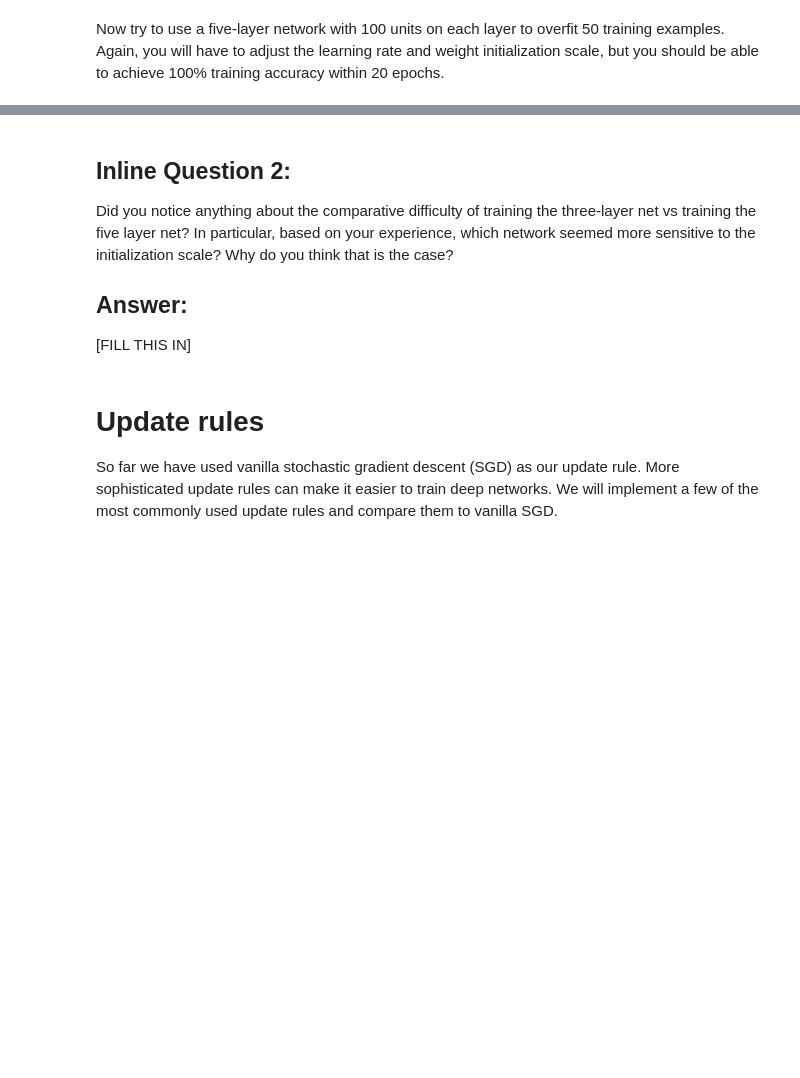
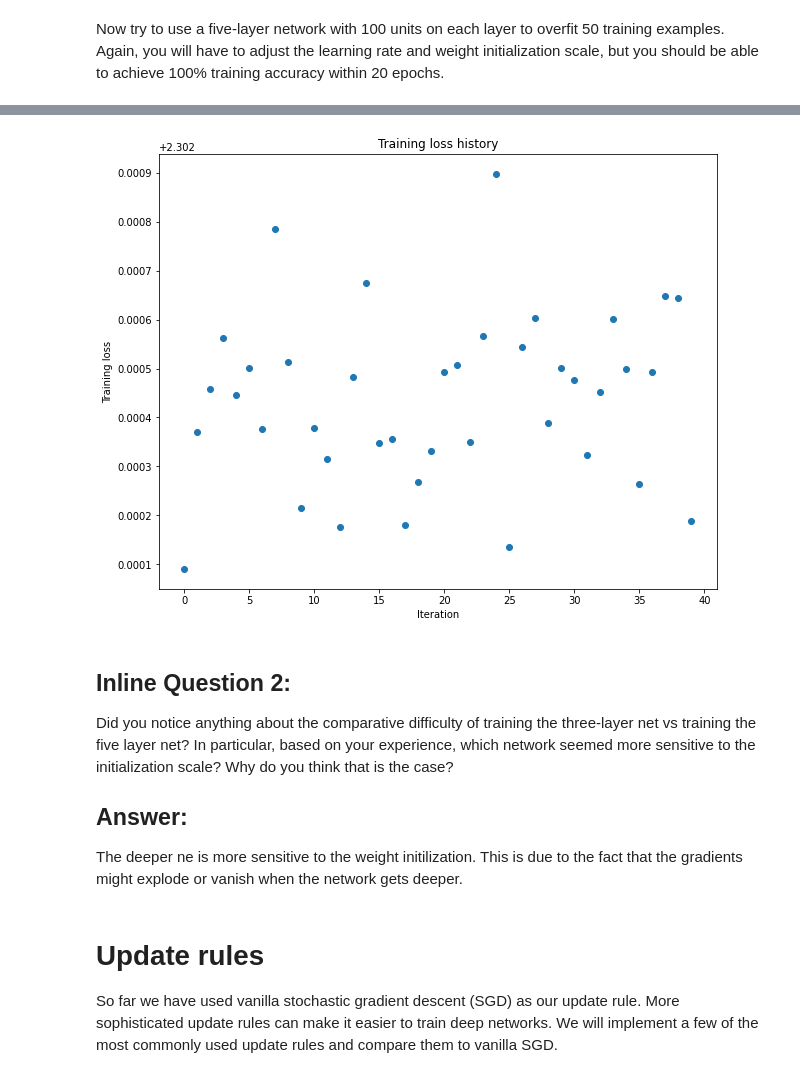
Before and after one commit to Ganitk/DL_ex2, a Jupyter notebook: FullyConnectedNets.ipynb, the cells around one changed output, grey strips where cells are left out. Drawn from its saved outputs; the diff is of its cells as text; code cells hidden in the pictures; blank space fills up the shorter version.

```diff
--- a/FullyConnectedNets.ipynb
+++ b/FullyConnectedNets.ipynb
@@ -497,12 +534,12 @@ small_data = {
   'y_val': data['y_val'],
 }
 
-learning_rate = 2e-3  # Experiment with this!
-weight_scale = 1e-5   # Experiment with this!
+learning_rate = 1e-4 # Experiment with this!
+weight_scale = 1e-2  # Experiment with this!
 model = FullyConnectedNet([100, 100, 100, 100],
                 weight_scale=weight_scale, dtype=np.float64)
 solver = Solver(model, small_data,
-                print_every=10, num_epochs=20, batch_size=25,
+                print_every=20, num_epochs=20, batch_size=25,
                 update_rule='sgd',
                 optim_config={
                   'learning_rate': learning_rate,
@@ -515,3 +552,4 @@ plt.title('Training loss history')
 plt.xlabel('Iteration')
 plt.ylabel('Training loss')
 plt.show()
+# %% [output]
@@ -518,9 +573,10 @@ plt.show()
+[figure, added]
 # %% [markdown]
 ## Inline Question 2:
 Did you notice anything about the comparative difficulty of training the three-layer net vs training the five layer net? In particular, based on your experience, which network seemed more sensitive to the initialization scale? Why do you think that is the case?
 
 ## Answer:
-[FILL THIS IN]
+The deeper ne is more sensitive to the weight initilization. This is due to the fact that the gradients might explode or vanish when the network gets deeper.
 # %% [markdown]
 # Update rules
 So far we have used vanilla stochastic gradient descent (SGD) as our update rule. More sophisticated update rules can make it easier to train deep networks. We will implement a few of the most commonly used update rules and compare them to vanilla SGD.
```
Also changed, not shown: parts of 5 cells of this notebook.
